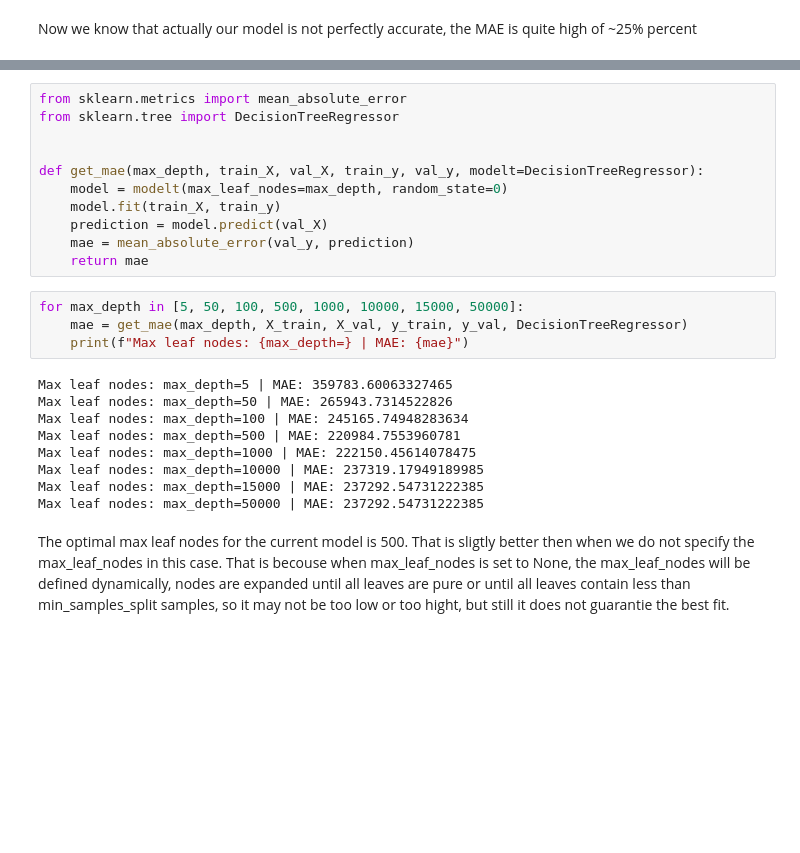
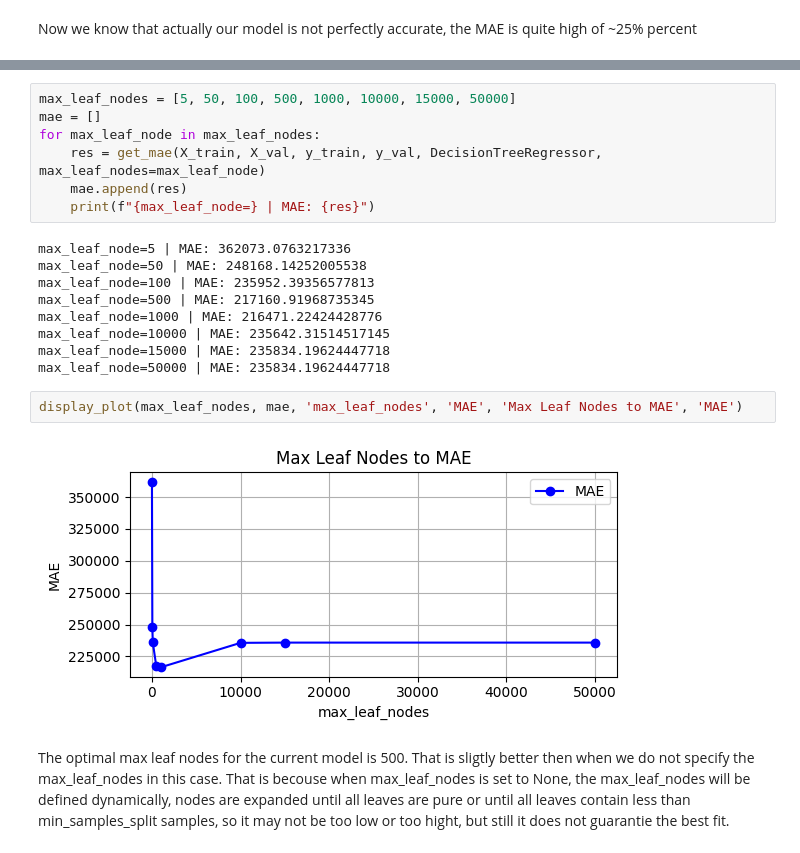
Before and after one commit to dianamatkava/ml-ds-projects, a Jupyter notebook: notes/ModellingInNotes.ipynb, the cells around one changed output, grey strips where cells are left out. Drawn from its saved outputs; the diff is of its cells as text; blank space fills up the shorter version.

```diff
--- a/notes/ModellingInNotes.ipynb
+++ b/notes/ModellingInNotes.ipynb
@@ -812,28 +854,24 @@ There are a few alternatives for controlling the tree depth, and many allow for
 Let's now create a function to compare the accuracy of models built with different values for max_leaf_nodes.
-# %%
-from sklearn.metrics import mean_absolute_error
-from sklearn.tree import DecisionTreeRegressor
-
-
-def get_mae(max_depth, train_X, val_X, train_y, val_y, modelt=DecisionTreeRegressor):
-    model = modelt(max_leaf_nodes=max_depth, random_state=0)
-    model.fit(train_X, train_y)
-    prediction = model.predict(val_X)
-    mae = mean_absolute_error(val_y, prediction)
-    return mae
 # %%
-for max_depth in [5, 50, 100, 500, 1000, 10000, 15000, 50000]:
-    mae = get_mae(max_depth, X_train, X_val, y_train, y_val, DecisionTreeRegressor)
-    print(f"Max leaf nodes: {max_depth=} | MAE: {mae}")
+max_leaf_nodes = [5, 50, 100, 500, 1000, 10000, 15000, 50000]
+mae = []
+for max_leaf_node in max_leaf_nodes:
+    res = get_mae(X_train, X_val, y_train, y_val, DecisionTreeRegressor, max_leaf_nodes=max_leaf_node)
+    mae.append(res)
+    print(f"{max_leaf_node=} | MAE: {res}")
 # %% [output]
-Max leaf nodes: max_depth=5 | MAE: 359783.60063327465
-Max leaf nodes: max_depth=50 | MAE: 265943.7314522826
-Max leaf nodes: max_depth=100 | MAE: 245165.74948283634
-Max leaf nodes: max_depth=500 | MAE: 220984.7553960781
-Max leaf nodes: max_depth=1000 | MAE: 222150.45614078475
-Max leaf nodes: max_depth=10000 | MAE: 237319.17949189985
-Max leaf nodes: max_depth=15000 | MAE: 237292.54731222385
-Max leaf nodes: max_depth=50000 | MAE: 237292.54731222385
+max_leaf_node=5 | MAE: 362073.0763217336
+max_leaf_node=50 | MAE: 248168.14252005538
+max_leaf_node=100 | MAE: 235952.39356577813
+max_leaf_node=500 | MAE: 217160.91968735345
+max_leaf_node=1000 | MAE: 216471.22424428776
+max_leaf_node=10000 | MAE: 235642.31514517145
+max_leaf_node=15000 | MAE: 235834.19624447718
+max_leaf_node=50000 | MAE: 235834.19624447718
+# %%
+display_plot(max_leaf_nodes, mae, 'max_leaf_nodes', 'MAE', 'Max Leaf Nodes to MAE', 'MAE')
+# %% [output]
+[figure, added]
 # %% [markdown]
 The optimal max leaf nodes for the current model is 500. That is sligtly better then when we do not specify the max_leaf_nodes in this case. That is becouse when max_leaf_nodes is set to None, the max_leaf_nodes will be defined dynamically, nodes are expanded until all leaves are pure or until all leaves contain less than min_samples_split samples, so it may not be too low or too hight, but still it does not guarantie the best fit.
 # %% [markdown]
```
Also changed, not shown: parts of 16 cells of this notebook, 2 other files.
